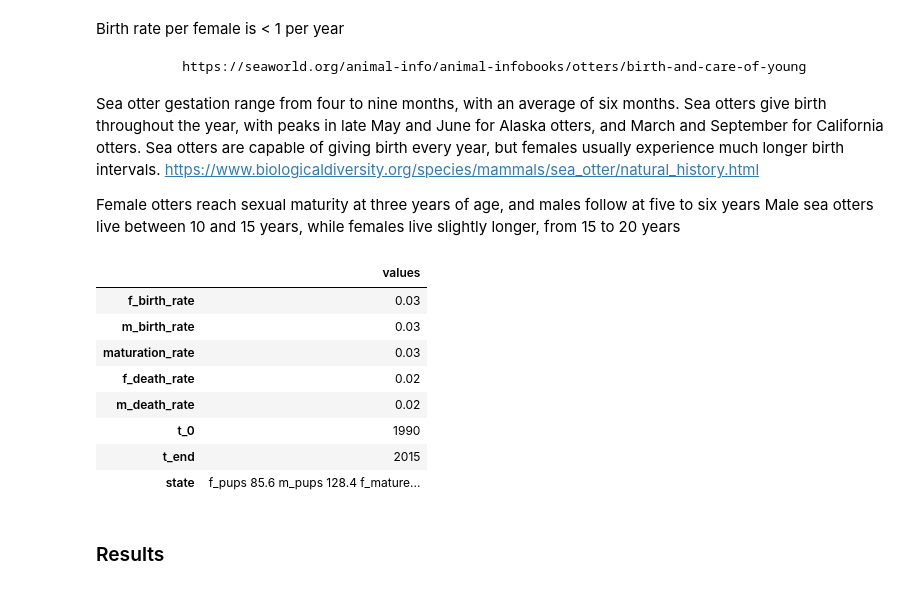
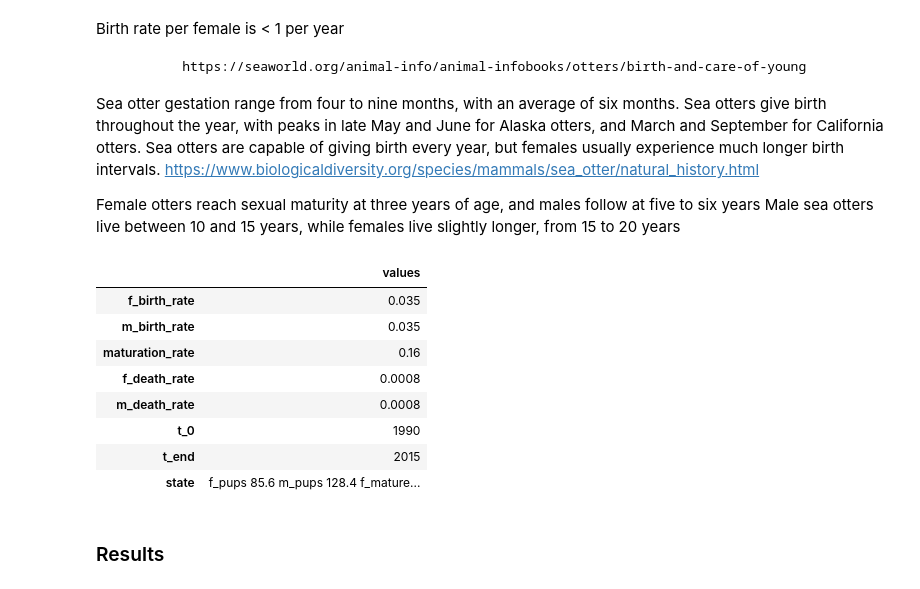
Before and after one commit to MellieZito/Project-1, a Jupyter notebook: code/otters.ipynb, the cells around one changed output. Drawn from its saved outputs; the diff is of its cells as text; code cells hidden in the pictures.

Commit message:
I changed a few things to make sweeping possible (using ch4) but left old code commented out

```diff
--- a/code/otters.ipynb
+++ b/code/otters.ipynb
@@ -113,21 +119,40 @@ Sea otters are capable of giving birth every year, but females usually experienc
 Female otters reach sexual maturity at three years of age, and males follow at five to six years
 Male sea otters live between 10 and 15 years, while females live slightly longer, from 15 to 20 years
 # %%
-system = System(f_birth_rate = .03, #Lets figure out how birth rate relates to F pop
-                m_birth_rate = .03, #Lets figure out how birth rate relates to F pop
-                maturation_rate = .03,
-                f_death_rate = .02, # female vs male death rate subject to change, possibly sweep
-                m_death_rate = .02,
-                t_0 = 1990,
-                t_end = 2015,
+
+f_birth_rate = .035
+m_birth_rate = f_birth_rate
+
+maturation_rate = .16
+f_death_rate = .0008 # female vs male death rate subject to change, possibly sweep
+m_death_rate = .0008
+t_0 = 1990
+t_end = 2015
+
+system = System(f_birth_rate = f_birth_rate, #Lets figure out how birth rate relates to F pop
+                m_birth_rate = m_birth_rate, #Lets figure out how birth rate relates to F pop
+                maturation_rate = maturation_rate,
+                f_death_rate = f_death_rate, # female vs male death rate subject to change, possibly sweep
+                m_death_rate = m_death_rate,
+                t_0 = t_0,
+                t_end = t_end,
                 state = init_state)
+
+# system = System(f_birth_rate = .035, #Lets figure out how birth rate relates to F pop
+#                 m_birth_rate = .035, #Lets figure out how birth rate relates to F pop
+#                 maturation_rate = .16,
+#                 f_death_rate = .0008, # female vs male death rate subject to change, possibly sweep
+#                 m_death_rate = .0008,
+#                 t_0 = 1990,
+#                 t_end = 2015,
+#                 state = init_state)
 # %% [output]
 |  | values |
-| f_birth_rate | 0.03 |
-| m_birth_rate | 0.03 |
-| maturation_rate | 0.03 |
-| f_death_rate | 0.02 |
-| m_death_rate | 0.02 |
+| f_birth_rate | 0.035 |
+| m_birth_rate | 0.035 |
+| maturation_rate | 0.16 |
+| f_death_rate | 0.0008 |
+| m_death_rate | 0.0008 |
 | t_0 | 1990 |
 | t_end | 2015 |
 | state | f_pups 85.6 m_pups 128.4 f_mature... |
```
Also changed, not shown: parts of 8 cells of this notebook.
